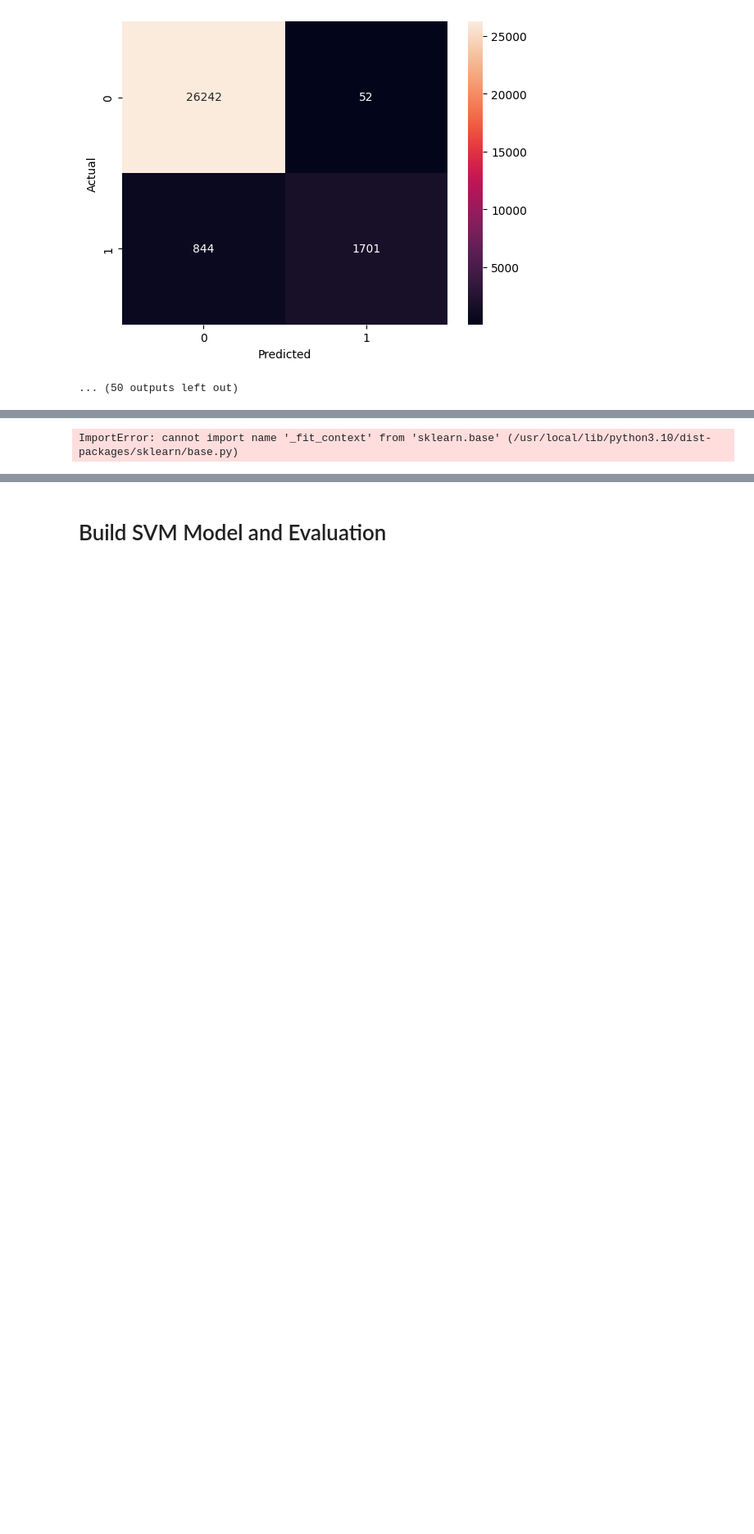
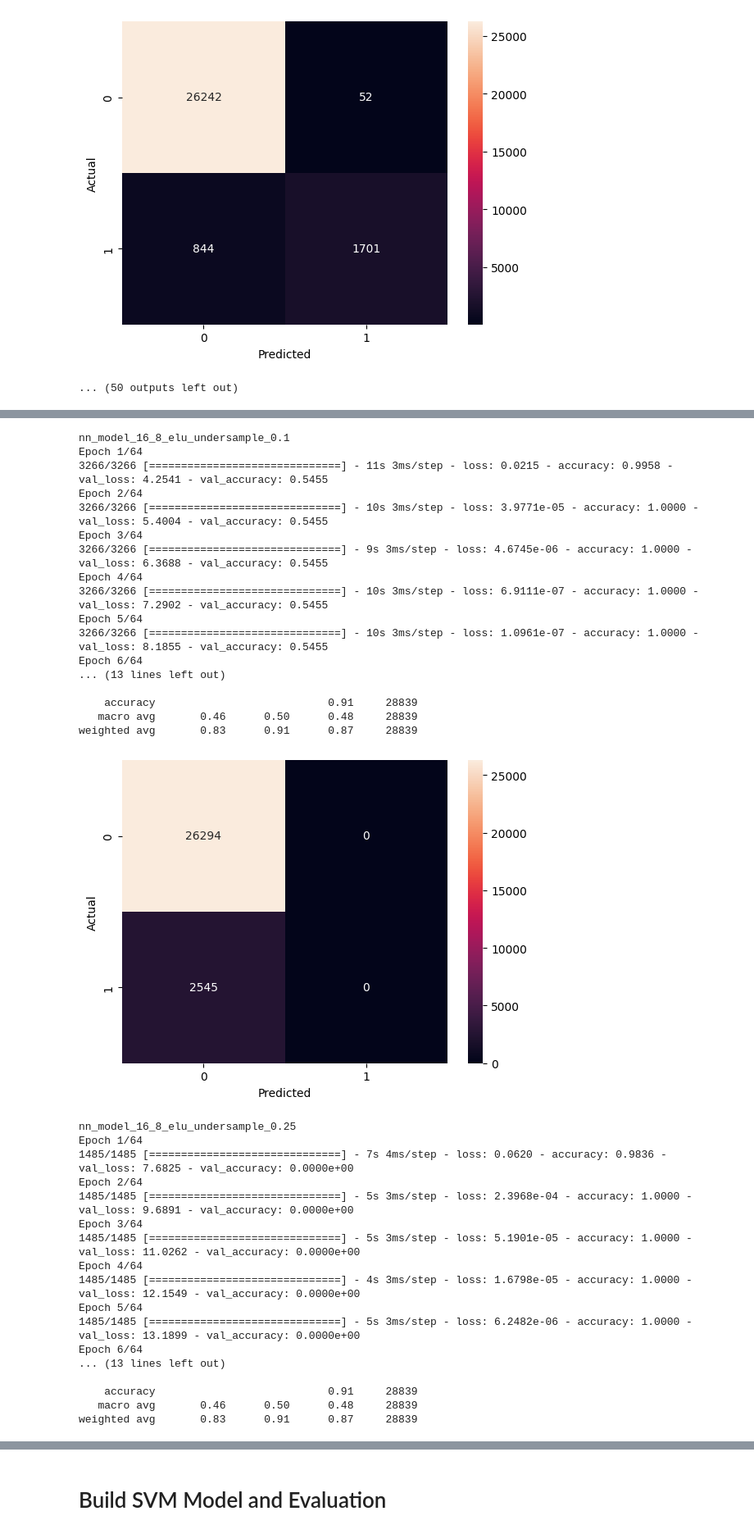
Before and after one commit to fihrizilhamr/Pemsin-FP-D2-2024, a Jupyter notebook: Pemsin_FP_D2_2024.ipynb, the cells around one changed output, grey strips where cells are left out. Shown at 82% size. Saved outputs shown, nothing was run; the diff lists cells and outputs as text; code cells hidden in the pictures; blank space fills up the shorter version.

```diff
--- a/Pemsin_FP_D2_2024.ipynb
+++ b/Pemsin_FP_D2_2024.ipynb
@@ -754,22 +991,59 @@ ImportError: cannot import name '_fit_context' from 'sklearn.base' (/usr/local/l
 # %%
 from imblearn.under_sampling import RandomUnderSampler
 import random
+import tensorflow as tf
+from sklearn.utils import class_weight
 nn_models_undersample = {}
 undersample_ratios = [0.1, 0.25, 0.5]
 model_list = list(nn_models.items())
 random.shuffle(model_list)
-model_list = model_list[:31]
+model_list = model_list[:10]
 for name, model in model_list:
     for undersample_ratio in undersample_ratios:
         strategy_str = f"undersample_{undersample_ratio}"
         undersampler = RandomUnderSampler(sampling_strategy=undersample_ratio)
         X_resampled, y_resampled = undersampler.fit_resample(X_train, y_train)
         new_model = tf.keras.models.clone_model(model)
         new_model.compile(optimizer='adam', loss='binary_crossentropy', metrics=['accuracy'])
         new_model_name = f"{name}_{strategy_str}"
+        print(new_model_name)
         early_stopping = EarlyStopping(monitor='val_loss', patience=5, verbose=1, restore_best_weights=True)
         new_model.fit(X_resampled, y_resampled, epochs=64, batch_size=16, validation_split=0.2, verbose=1, callbacks=[early_stopping])
         nn_models_undersample[new_model_name] = new_model
         evaluation(new_model, X_test, y_test, is_nn=True)
 # %% [output]
-ImportError: cannot import name '_fit_context' from 'sklearn.base' (/usr/local/lib/python3.10/dist-packages/sklearn/base.py)
+nn_model_16_8_elu_undersample_0.1
+Epoch 1/64
+3266/3266 [==============================] - 11s 3ms/step - loss: 0.0215 - accuracy: 0.9958 - val_loss: 4.2541 - val_accuracy: 0.5455
+Epoch 2/64
+3266/3266 [==============================] - 10s 3ms/step - loss: 3.9771e-05 - accuracy: 1.0000 - val_loss: 5.4004 - val_accuracy: 0.5455
+Epoch 3/64
+3266/3266 [==============================] - 9s 3ms/step - loss: 4.6745e-06 - accuracy: 1.0000 - val_loss: 6.3688 - val_accuracy: 0.5455
+Epoch 4/64
+3266/3266 [==============================] - 10s 3ms/step - loss: 6.9111e-07 - accuracy: 1.0000 - val_loss: 7.2902 - val_accuracy: 0.5455
+Epoch 5/64
+3266/3266 [==============================] - 10s 3ms/step - loss: 1.0961e-07 - accuracy: 1.0000 - val_loss: 8.1855 - val_accuracy: 0.5455
+Epoch 6/64
+... (13 lines left out)
+
+    accuracy                           0.91     28839
+   macro avg       0.46      0.50      0.48     28839
+weighted avg       0.83      0.91      0.87     28839
+[figure, added]
+nn_model_16_8_elu_undersample_0.25
+Epoch 1/64
+1485/1485 [==============================] - 7s 4ms/step - loss: 0.0620 - accuracy: 0.9836 - val_loss: 7.6825 - val_accuracy: 0.0000e+00
+Epoch 2/64
+1485/1485 [==============================] - 5s 3ms/step - loss: 2.3968e-04 - accuracy: 1.0000 - val_loss: 9.6891 - val_accuracy: 0.0000e+00
+Epoch 3/64
+1485/1485 [==============================] - 5s 3ms/step - loss: 5.1901e-05 - accuracy: 1.0000 - val_loss: 11.0262 - val_accuracy: 0.0000e+00
+Epoch 4/64
+1485/1485 [==============================] - 4s 3ms/step - loss: 1.6798e-05 - accuracy: 1.0000 - val_loss: 12.1549 - val_accuracy: 0.0000e+00
+Epoch 5/64
+1485/1485 [==============================] - 5s 3ms/step - loss: 6.2482e-06 - accuracy: 1.0000 - val_loss: 13.1899 - val_accuracy: 0.0000e+00
+Epoch 6/64
+... (13 lines left out)
+
+    accuracy                           0.91     28839
+   macro avg       0.46      0.50      0.48     28839
+weighted avg       0.83      0.91      0.87     28839
```
Also changed, not shown: parts of 55 cells of this notebook.
